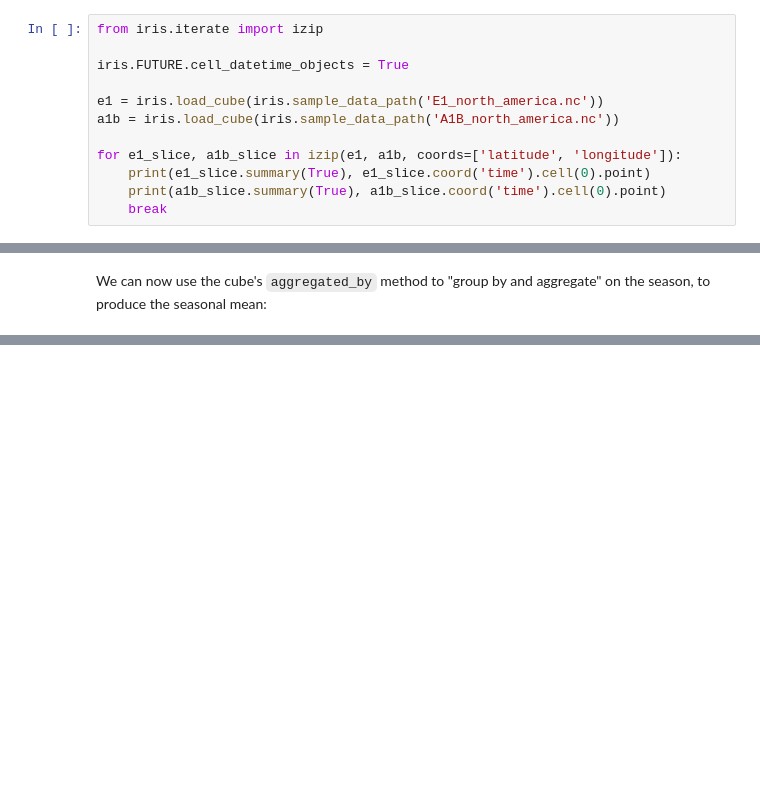
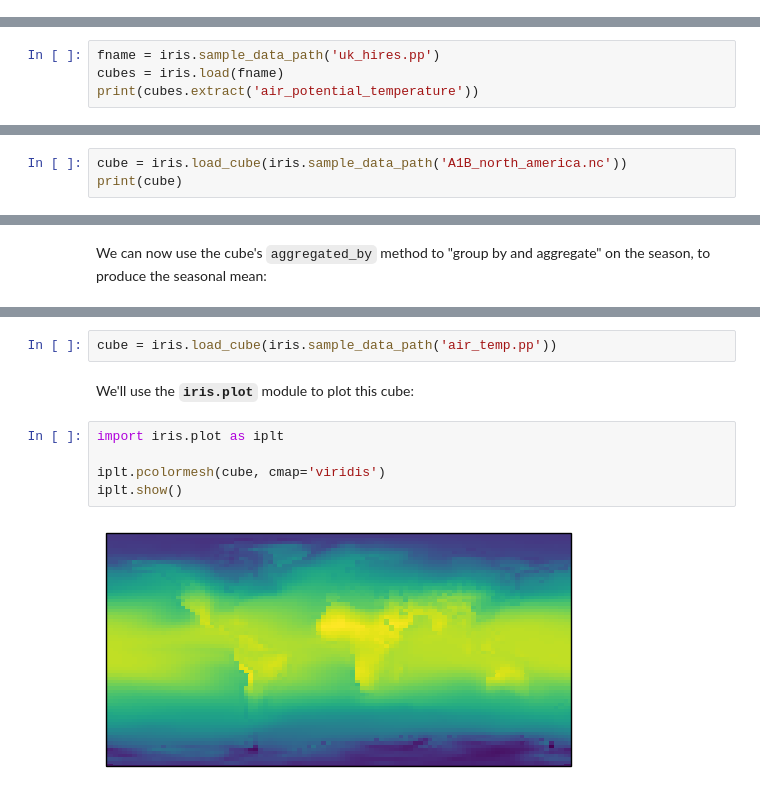
Before and after one commit to duncanwp/python_for_climate_scientists, a Jupyter notebook: course_content/notebooks/iris_short_intro.ipynb, the cells around one changed output, grey strips where cells are left out. Drawn from its saved outputs; the diff is of its cells as text; blank space fills up the shorter version.

Commit message:
Re-work of the iris notebook
Added sections on constraints, collapsing/aggregation, and
regridding. Removed the cube iteration section.

```diff
--- a/course_content/notebooks/iris_short_intro.ipynb
+++ b/course_content/notebooks/iris_short_intro.ipynb
@@ -346,12 +372,0 @@ The ``iris.iterate.izip`` function extends this concept and allows us to loop th
-# %%
-from iris.iterate import izip
-
-iris.FUTURE.cell_datetime_objects = True
-
-e1 = iris.load_cube(iris.sample_data_path('E1_north_america.nc'))
-a1b = iris.load_cube(iris.sample_data_path('A1B_north_america.nc'))
-
-for e1_slice, a1b_slice in izip(e1, a1b, coords=['latitude', 'longitude']):
-    print(e1_slice.summary(True), e1_slice.coord('time').cell(0).point)
-    print(a1b_slice.summary(True), a1b_slice.coord('time').cell(0).point)
-    break
@@ -396,0 +377,4 @@ e1_hot.rename('air temperatures greater than 280K')
+# %%
+fname = iris.sample_data_path('uk_hires.pp')
+cubes = iris.load(fname)
+print(cubes.extract('air_potential_temperature'))
@@ -396,0 +462,3 @@ e1_hot.rename('air temperatures greater than 280K')
+# %%
+cube = iris.load_cube(iris.sample_data_path('A1B_north_america.nc'))
+print(cube)
@@ -435,0 +704,11 @@ print(cube.coord('year'))
+# %%
+cube = iris.load_cube(iris.sample_data_path('air_temp.pp'))
+# %% [markdown]
+We'll use the **`iris.plot`** module to plot this cube:
+# %%
+import iris.plot as iplt
+
+iplt.pcolormesh(cube, cmap='viridis')
+iplt.show()
+# %% [output]
+[figure, added]
```
Also changed, not shown: parts of 132 cells of this notebook, 1 other file.
